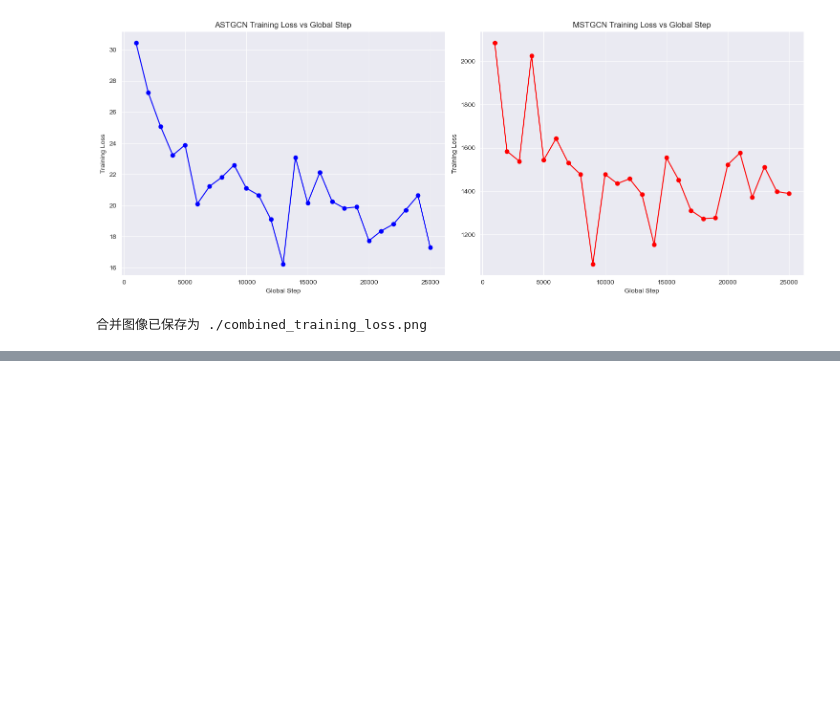
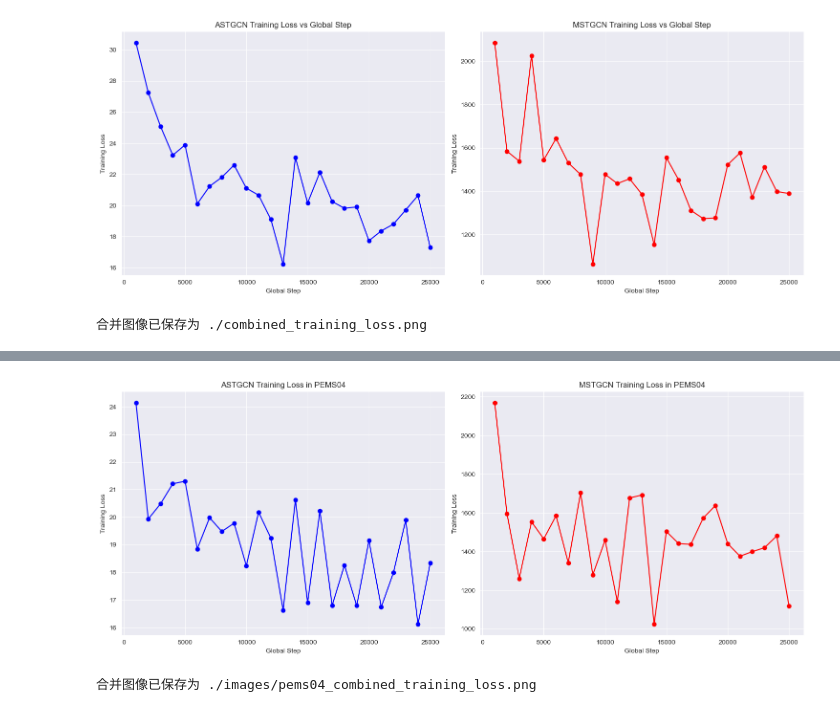
Before and after one commit to JackieLin2004/Traffic-Flow-Forecasting, a Jupyter notebook: draw_indicates.ipynb, the cells around one changed output, grey strips where cells are left out. Cells and saved outputs as stored; diff of their text form; code cells hidden in the pictures; blank space fills up the shorter version.

```diff
--- a/draw_indicates.ipynb
+++ b/draw_indicates.ipynb
@@ -141,0 +181,48 @@ print(f"合并图像已保存为 {output_file}")
+# %%
+import re
+import matplotlib.pyplot as plt
+import seaborn as sns
+
+file_path_1 = './logs/pems04_astgcn.txt'
+file_path_2 = './logs/pems04_mstgcn.txt'
+
+def extract_loss(file_path):
+    with open(file_path, 'r') as file:
+        data = file.read()
+
+    pattern = r'global step: (\d+), training loss: ([\d.]+)'
+    matches = re.findall(pattern, data)
+
+    steps = [int(match[0]) for match in matches]
+    losses = [float(match[1]) for match in matches]
+
+    return steps, losses
+
+steps_1, losses_1 = extract_loss(file_path_1)
+steps_2, losses_2 = extract_loss(file_path_2)
+
+sns.set_style('darkgrid')
+
+fig, axes = plt.subplots(1, 2, figsize=(15, 6))
+
+axes[0].plot(steps_1, losses_1, marker='o', color='b', linestyle='-', markersize=6)
+axes[0].set_title('ASTGCN Training Loss in PEMS04')
+axes[0].set_xlabel('Global Step')
+axes[0].set_ylabel('Training Loss')
+
+axes[1].plot(steps_2, losses_2, marker='o', color='r', linestyle='-', markersize=6)
+axes[1].set_title('MSTGCN Training Loss in PEMS04')
+axes[1].set_xlabel('Global Step')
+axes[1].set_ylabel('Training Loss')
+
+plt.tight_layout()
+
+output_file = './images/pems04_combined_training_loss.png'  # 保存的文件路径和名称
+plt.savefig(output_file)
+
+plt.show()
+
+print(f"合并图像已保存为 {output_file}")
+# %% [output]
+[figure, added]
+合并图像已保存为 ./images/pems04_combined_training_loss.png
```
Also changed, not shown: parts of 9 cells of this notebook, 7 other files.
